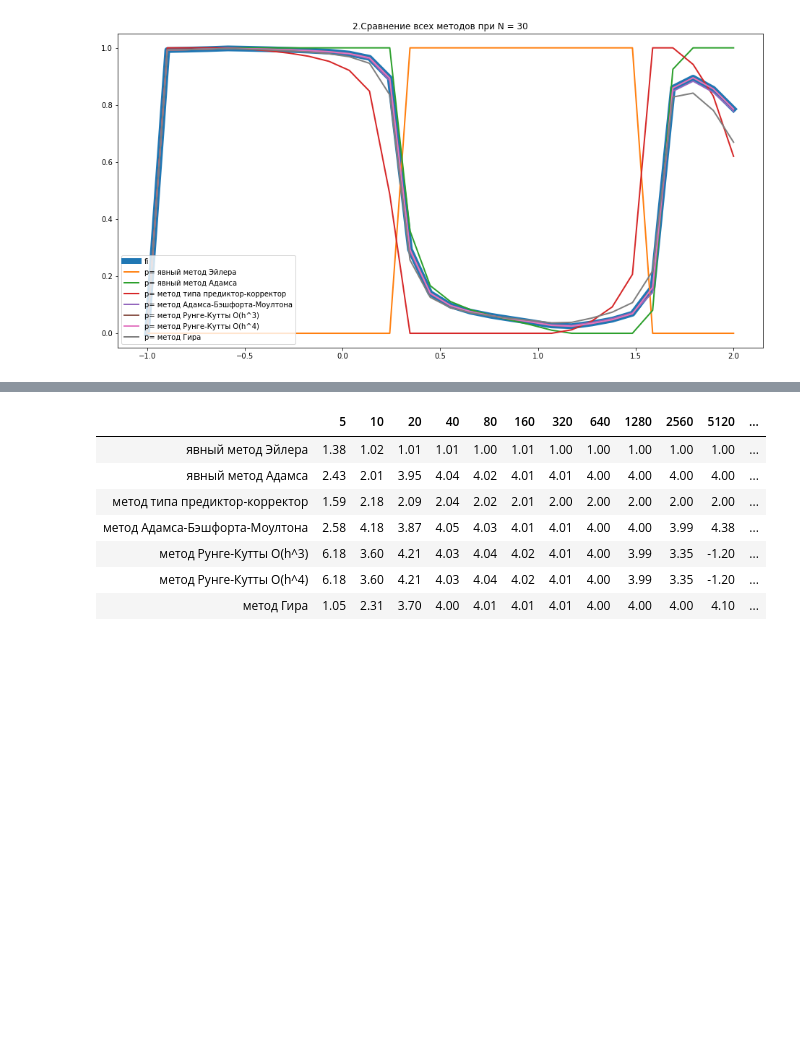
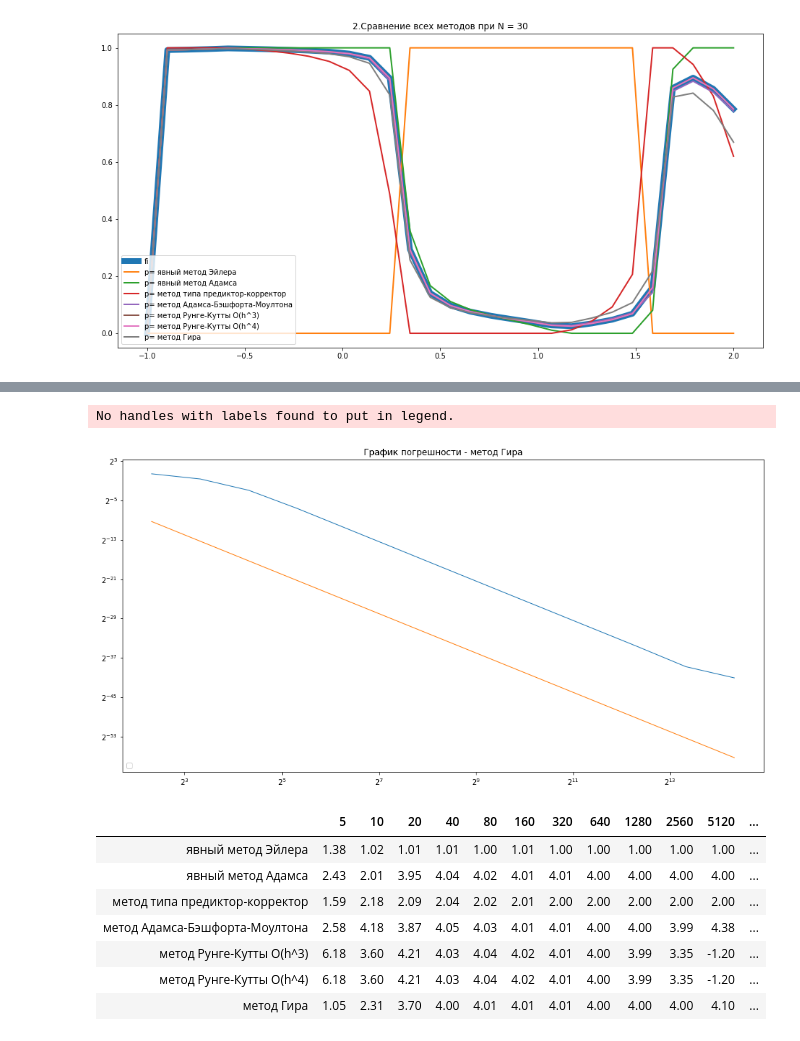
Before and after one commit to Raser23/CalculationMethods2019_1, a Jupyter notebook: All.ipynb, the cells around one changed output, grey strips where cells are left out. Drawn from its saved outputs; the diff is of its cells as text; code cells hidden in the pictures; blank space fills up the shorter version.

```diff
--- a/All.ipynb
+++ b/All.ipynb
@@ -287,6 +287,26 @@ err_df
 | метод Рунге-Кутты O(h^3) | 2.95e-01 | 4.08e-03 | 3.37e-04 | 1.82e-05 | 1.11e-06 | 6.76e-08 | 4.18e-09 | 2.59e-10 | 1.62e-11 | 1.02e-12 | 9.96e-14 | ... |
 | метод Рунге-Кутты O(h^4) | 2.95e-01 | 4.08e-03 | 3.37e-04 | 1.82e-05 | 1.11e-06 | 6.76e-08 | 4.18e-09 | 2.59e-10 | 1.62e-11 | 1.02e-12 | 9.96e-14 | ... |
 | метод Гира | 1.33e+00 | 6.45e-01 | 1.30e-01 | 1.00e-02 | 6.24e-04 | 3.88e-05 | 2.40e-06 | 1.49e-07 | 9.31e-09 | 5.81e-10 | 3.63e-11 | ... |
+# %%
+method_err_plot = gir_method
+row = err_df.loc[method_err_plot.name]
+size = row.shape[0]
+
+err = [row.iloc[i] for i in range(size)]
+N_test
+
+fig = plt.figure(figsize=(16,8))
+plt.title('График погрешности - ' + method_err_plot.name)
+plt.yscale('log',basey=2)
+plt.xscale('log',basex=2)
+plt.plot(N_test,err, linewidth=1, label='')
+plt.plot(N_test,np.power(N_test.astype('float32'),-method_err_plot.p), linewidth=1)
+plt.legend(loc='lower left')
+
+plt.savefig('images/ERR ='+''+'.png',dpi = 200)
+# %% [output]
+No handles with labels found to put in legend.
+[figure, added]
 # %%
 pd.options.display.float_format = '{:.2f}'.format
 p_calculated_df
```
Also changed, not shown: parts of 1 cell of this notebook, 1 other file.
